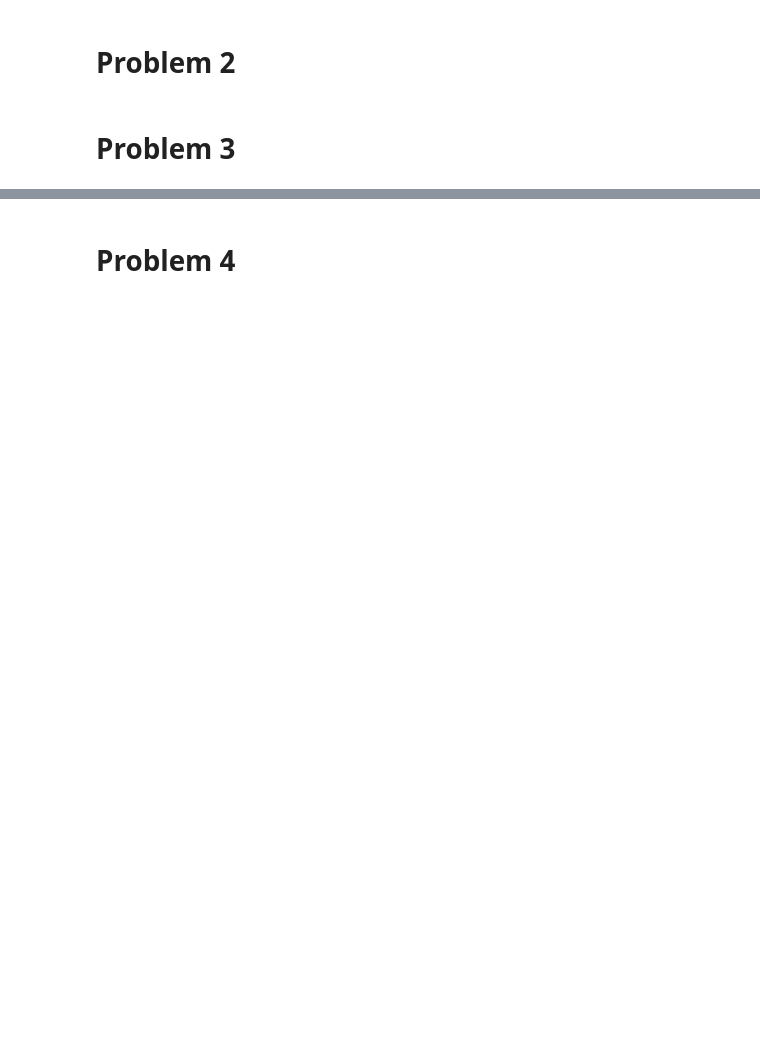
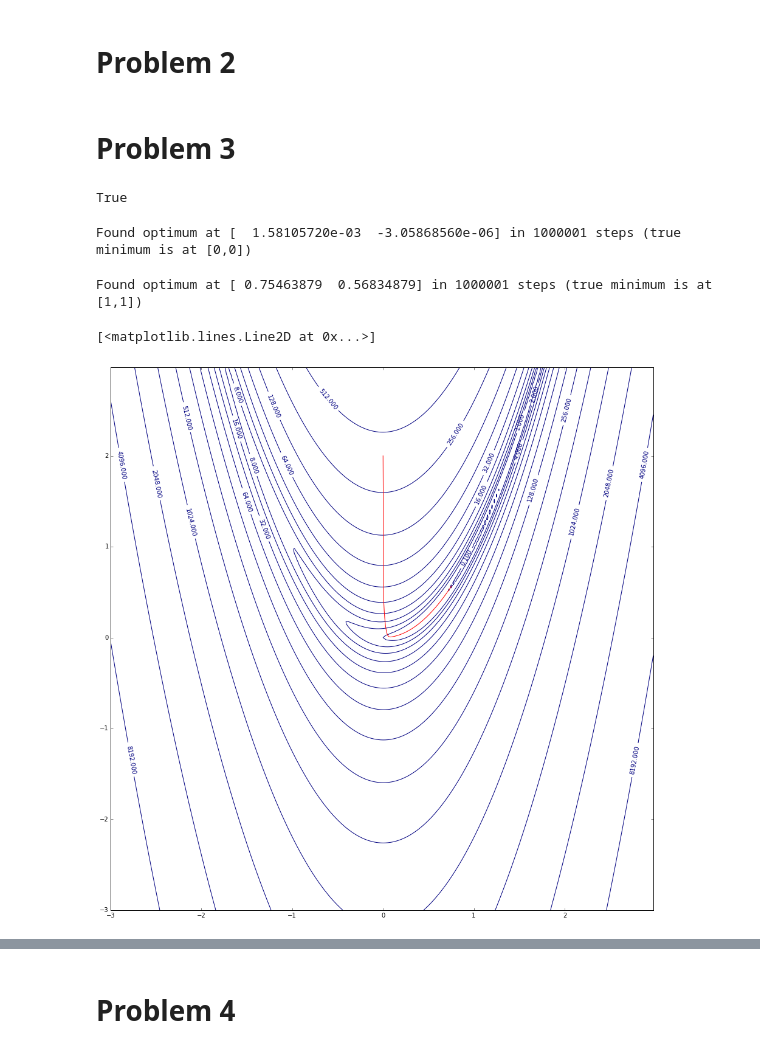
Before and after one commit to ciechowoj/nn_assignments, a Jupyter notebook: assignment2/starter_code.ipynb, the cells around one changed output, grey strips where cells are left out. Cells and saved outputs as stored; diff of their text form; code cells hidden in the pictures; blank space fills up the shorter version.

```diff
--- a/assignment2/starter_code.ipynb
+++ b/assignment2/starter_code.ipynb
@@ -137,36 +222,40 @@ from common.gradients import check_gradient,numerical_gradient
 
 def quadratic(X):
     value = X[0]**2 + 2*X[1]**2
-    grad = np.array([2*X[0], 2*X[1]]) # TODO
+    grad = np.array([2*X[0], 4*X[1]])
     return (value, grad)
 
 
 # Let's check if the gradientis correctly computed
 check_gradient(quadratic, np.array([0,0]))
 check_gradient(quadratic, np.array([1.0,1.0]))
-
-# Oh noes! We have an error in gradient computation - please correct it!
+# %% [output]
+True
 # %%
 #
 # Fill in the details of the gradient computation
 #
 
-def GD(f, Theta0, alpha, stop_tolerance=1e-10, max_steps=1000000):
+def GD(f, Theta0, alpha, stop_tolerance=1e-20, max_steps=1000000):
     history = [Theta0]
 
     Theta = Theta0
     value = np.inf
 
     step = 0
-    while step<max_steps:
+    while step < max_steps:
         previous_value = value
         value, gradient = f(Theta)
-        if TODO: #fill in a stopping condition here
+
+        if abs(previous_value - value) < stop_tolerance:
             break
 
-        Theta = TODO #fill in the gradient descent rule
+        Theta = Theta - alpha * gradient * value
+
         history.append(Theta)
+
         step += 1
+
     return Theta, history
 # %%
 #
@@ -174,41 +263,62 @@ def GD(f, Theta0, alpha, stop_tolerance=1e-10, max_steps=1000000):
 #
 
 Xopt, Xhist = GD(quadratic, np.array((1,1)), 1e-1)
-print "Found optimum at %s in %d steps (true minimum is at [0,0])" % (Xopt, len(Xhist))
+print("Found optimum at {} in {} steps (true minimum is at [0,0])".format(Xopt, len(Xhist)))
+# %% [output]
+Found optimum at [  1.58105720e-03  -3.05868560e-06] in 1000001 steps (true minimum is at [0,0])
 # %%
 #
 # Now implement the Rosenbrock function
 #
 
-def rosenbrock(x):
-    val = TODO
-    grad = TODO
-    return val, grad
+def rosenbrock(x, a = 1, b = 100):
+    val = (a - x[0]) ** 2 + b * (x[1] - x[0] ** 2) ** 2
+    grad_x = - 2 * a + 2 * x[0] - 4 * b * x[0] * x[1] + 4 * b * x[0] ** 3
+    grad_y = 2 * b * x[1] - 2 * b * x[0] ** 2
+    return val, array((grad_x, grad_y))
 
 #
 # And test its gradient
 #
 check_gradient(rosenbrock, np.array([0.,0.]), delta=1e-8)
 check_gradient(rosenbrock, np.array([1.0,1.0]), delta=1e-8)
 
 #
 # Find the optimum
 #
 
 X0= (0.,2.)
-Xopt, Xhist = GD(rosenbrock, X0, alpha=TODO, stop_tolerance=1e-10)
+Xopt, Xhist = GD(rosenbrock, X0, alpha=1e-5, stop_tolerance=1e-10, max_steps = 1000000)
 Xhist = np.array(Xhist)
 
-print "Found optimum at %s in %d steps (true minimum is at [1,1])" % (Xopt, len(Xhist))
+print("Found optimum at {} in {} steps (true minimum is at [1,1])".format(Xopt, len(Xhist)))
+
+pylab.rcParams['figure.figsize'] = (16.0, 16.0)
 
 #
 # Plot the value over iterations
 #
 
-#TODO
+delta = 0.025
+X = np.arange(-3.0, 3.0, delta)
+Y = np.arange(-3.0, 3.0, delta)
+X, Y = np.meshgrid(X, Y)
+
+Z = numpy.array([ rosenbrock([x, y])[0] for x, y in zip(X, Y)  ])
+# plotted contours at exponential intervals instead of taking log of function
+CS = plt.contour(X, Y, Z, [0.1] + [pow(2, x) for x in range(30)])
+plt.clabel(CS, inline=1, fontsize=10)
+
+X, Y = zip(*Xhist)
+
+plt.plot(X, Y, 'r')
 
 #
 # Make a contour plot
 #
 # you may want to use functions: meshgrid, contour
 #
+# %% [output]
+Found optimum at [ 0.75463879  0.56834879] in 1000001 steps (true minimum is at [1,1])
+[<matplotlib.lines.Line2D at 0x...>]
+[figure, added]
```
Also changed, not shown: parts of 15 cells of this notebook, 2 other files.
